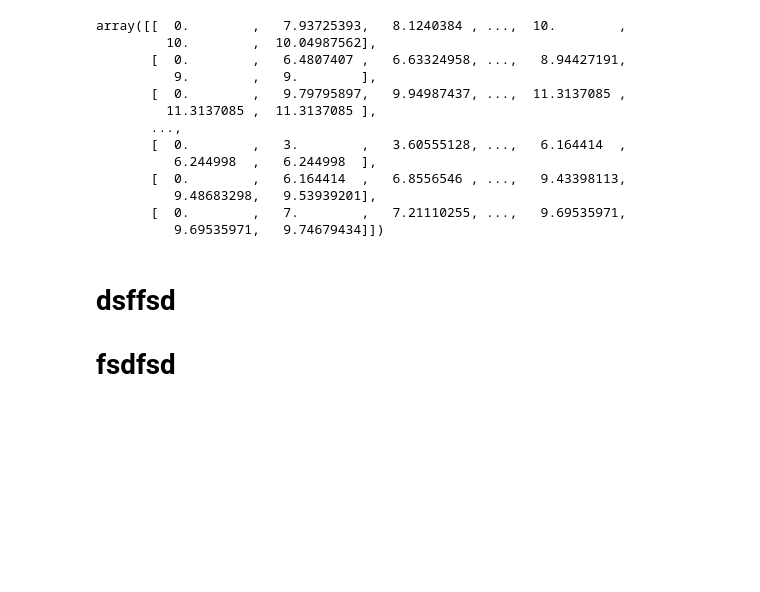
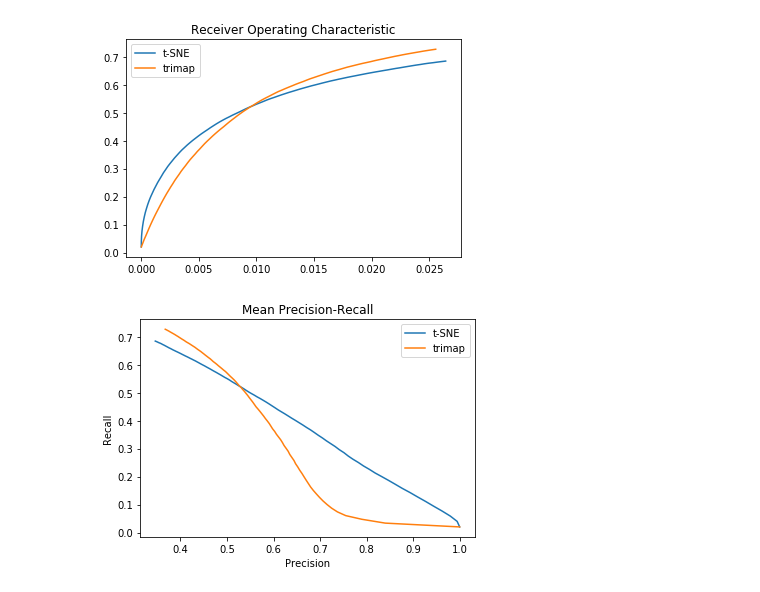
Before and after one commit to KellerJordan/DR-Miniproject, a Jupyter notebook: visualize-mnist.ipynb, the cells around one changed output. Cells and saved outputs as stored; diff of their text form; code cells hidden in the pictures; blank space fills up the shorter version.

Commit message:
move metrics to separate python file

```diff
--- a/visualize-mnist.ipynb
+++ b/visualize-mnist.ipynb
@@ -40,20 +40,18 @@ Iteration: 2000, Loss: 11.975, Violated triplets: 0.0652
 from sklearn.neighbors import NearestNeighbors as knn
 
 _, nbrs_input = knn(n_neighbors=50).fit(X).kneighbors(X)
+_, nbrs_tsne = knn(n_neighbors=100).fit(Y_tsne).kneighbors(Y_tsne)
+_, nbrs_trimap = knn(n_neighbors=100).fit(Y_trimap).kneighbors(Y_trimap)
-# %% [output]
-array([[  0.        ,   7.93725393,   8.1240384 , ...,  10.        ,
-         10.        ,  10.04987562],
-       [  0.        ,   6.4807407 ,   6.63324958, ...,   8.94427191,
-          9.        ,   9.        ],
-       [  0.        ,   9.79795897,   9.94987437, ...,  11.3137085 ,
-         11.3137085 ,  11.3137085 ],
-       ...,
-       [  0.        ,   3.        ,   3.60555128, ...,   6.164414  ,
-          6.244998  ,   6.244998  ],
-       [  0.        ,   6.164414  ,   6.8556546 , ...,   9.43398113,
-          9.48683298,   9.53939201],
-       [  0.        ,   7.        ,   7.21110255, ...,   9.69535971,
-          9.69535971,   9.74679434]])
-# %% [markdown]
-# dsffsd
-# fsdfsd
+# %%
+from metrics import roc_metrics
+
+tp_tsne, fp_tsne = roc_metrics(nbrs_input, nbrs_tsne)
+tp_trimap, fp_trimap = roc_metrics(nbrs_input, nbrs_trimap)
+# %%
+plt.plot(fp_tsne, tp_tsne, label='t-SNE')
+plt.plot(fp_trimap, tp_trimap, label='trimap')
+plt.title('Receiver Operating Characteristic')
+plt.legend()
+plt.show()
+# %% [output]
+[figure, added]
@@ -60,3 +63,13 @@ array([[  0.        ,   7.93725393,   8.1240384 , ...,  10.        ,
+# %%
+plt.plot(precision_tsne, recall_tsne, label='t-SNE')
+plt.plot(precision_trimap, recall_trimap, label='trimap')
+plt.xlabel('Precision')
+plt.ylabel('Recall')
+plt.title('Mean Precision-Recall')
+plt.legend()
+plt.show()
+# %% [output]
+[figure, added]
 # %%
 plt.scatter(Y_tsne[:, 0], Y_tsne[:, 1], 20, labels)
 plt.show()
```
Also changed, not shown: parts of 4 cells of this notebook, 2 other files.
